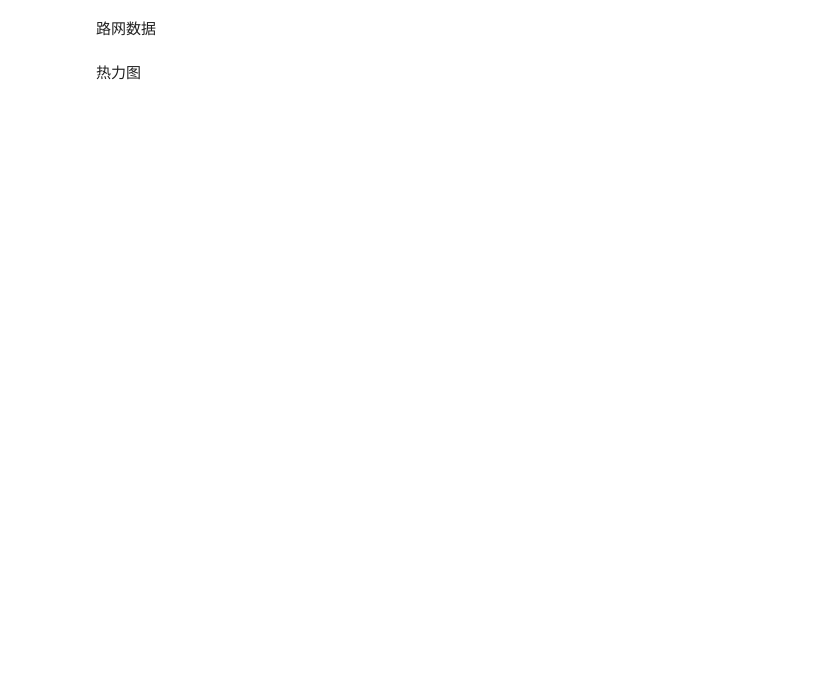
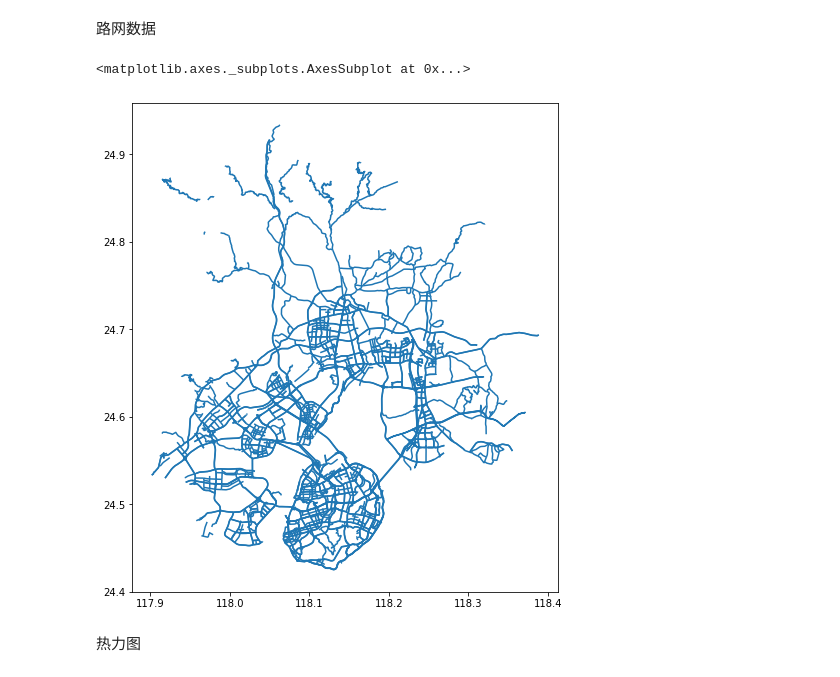
Before and after one commit to Huangyongganguser/-competition, a Jupyter notebook: compatition.ipynb, the cells around one changed output. Cells and saved outputs as stored; diff of their text form; code cells hidden in the pictures; blank space fills up the shorter version.

```diff
--- a/compatition.ipynb
+++ b/compatition.ipynb
@@ -176,8 +199,10 @@ taxiorder.groupby(['geton_weekday'])['CAR_NO'].size().plot.bar()
 # %%
-import shapely, geopandas, fiona
+
 import seaborn as sns
-%pylab inline
 shp_df = geopandas.GeoDataFrame.from_file("D://数字中国创新大赛/AI大赛路网修改版/xm_road_edit20200826.shp")
-shp_df.plot()
+shp_df.plot(figsize=(15, 9))
+# %% [output]
+<matplotlib.axes._subplots.AxesSubplot at 0x...>
+[figure, added]
 # %% [markdown]
 热力图
```
Also changed, not shown: parts of 16 cells of this notebook.
